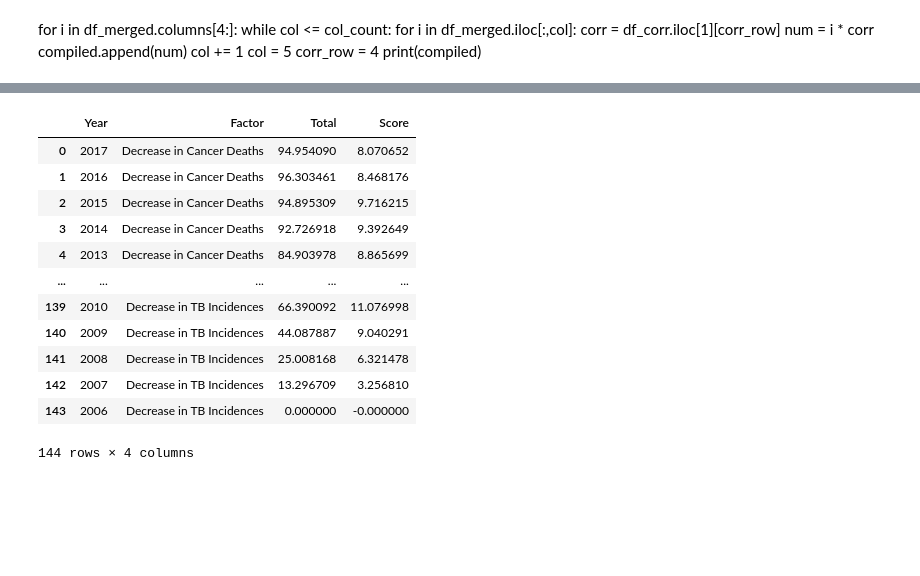
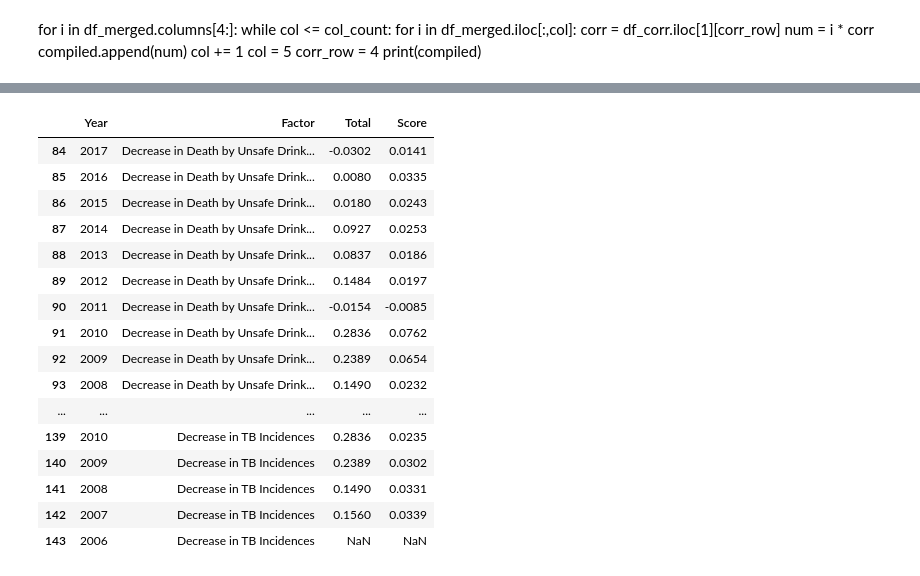
Before and after one commit to brendagutman/USA_Prosperity, a Jupyter notebook: Notebooks/usa_prosperity.ipynb, the cells around one changed output, grey strips where cells are left out. Cells and saved outputs as stored; diff of their text form; code cells hidden in the pictures; blank space fills up the shorter version.

```diff
--- a/Notebooks/usa_prosperity.ipynb
+++ b/Notebooks/usa_prosperity.ipynb
@@ -124,7 +312,9 @@ death_risk_clean = death_risk_clean[['Entity', 'Year','score_w']]
 # %%
 #filter and clean death by suicide
 suicide_clean = suicide[(suicide['Code'] == 'USA')&(suicide['Year'] >= 2006)&(suicide['Year'] < 2018)]
-suicide_clean = suicide_clean.sort_values(['Year'], ascending = (False))
-suicide_clean.insert(4, 'start_value_su', 11.633350	)
+suicide_clean = suicide_clean.sort_values(['Year'], ascending = (True))
+#suicide_clean.insert(4, 'start_value_su', 11.633350	)
+suicide_clean['start_value_su'] = (suicide_clean['Deaths - Self-harm - Sex: Both - Age: Age-standardized (Rate)'].shift(1))
 suicide_clean['score_su'] = round((suicide_clean['Deaths - Self-harm - Sex: Both - Age: Age-standardized (Rate)'] / suicide_clean['start_value_su'])-1,4)
 suicide_clean = suicide_clean[['Entity', 'Year','score_su']]
+suicide_clean
@@ -131,7 +335,9 @@ suicide_clean = suicide_clean[['Entity', 'Year','score_su']]
 # %%
 #filter and clean death by HIV/AIDS
 inf_disease_clean = inf_disease[(inf_disease['Code'] == 'USA')&(inf_disease['Year'] >= 2006)&(inf_disease['Year'] < 2018)]
-inf_disease_clean = inf_disease_clean.sort_values(['Year'], ascending = (False))
+inf_disease_clean = inf_disease_clean.sort_values(['Year'], ascending = (True))
 inf_disease_clean.insert(4, 'start_value_hiv', 43422.086238)
+inf_disease_clean['start_value_hiv'] = (inf_disease_clean['Incidence - HIV/AIDS - Sex: Both - Age: All Ages (Number)'].shift(1))
 inf_disease_clean['score_hiv'] = round((inf_disease_clean['Incidence - HIV/AIDS - Sex: Both - Age: All Ages (Number)'] / inf_disease_clean['start_value_hiv'])-1,4)
 inf_disease_clean = inf_disease_clean[['Entity', 'Year','score_hiv']]
+inf_disease_clean
@@ -138,7 +358,9 @@ inf_disease_clean = inf_disease_clean[['Entity', 'Year','score_hiv']]
 # %%
 #filter and clean death by TB
 inf_disease_t_clean = inf_disease[(inf_disease['Code'] == 'USA')&(inf_disease['Year'] >= 2006)&(inf_disease['Year'] < 2018)]
-inf_disease_t_clean = inf_disease_t_clean.sort_values(['Year'], ascending = (False))
-inf_disease_t_clean.insert(4, 'start_value_t', 11464.262352)
+inf_disease_t_clean = inf_disease_t_clean.sort_values(['Year'], ascending = (True))
+#inf_disease_t_clean.insert(4, 'start_value_t', 11464.262352)
+inf_disease_t_clean['start_value_t'] = (inf_disease_t_clean['Incidence - Tuberculosis - Sex: Both - Age: All Ages (Number)'].shift(1))
 inf_disease_t_clean['score_t'] = round((inf_disease_t_clean['Incidence - Tuberculosis - Sex: Both - Age: All Ages (Number)'] / inf_disease_t_clean['start_value_t'])-1,4)
 inf_disease_t_clean = inf_disease_t_clean[['Entity', 'Year','score_t']]
+inf_disease_t_clean
@@ -291,8 +523,9 @@ for x in list(names_dic)[:]:
     #will put the weight into the first dictionary
     for i in df_merged.iloc[:,col]:
         corr = df_corr.iloc[1][corr_col]
-        num = i * corr * 100
+        num = i * 1
         names_dic[dic_ind].append(num)
+
     col +=1
     corr_col += 1
     dic_ind += 1
@@ -421,21 +654,25 @@ new11['Score'] = final.iloc[:,29]
 # %%
 new_list = [new2, new3, new4, new5,new6, new7, new8, new5,new9, new10, new11]
 all = new1.append(new_list, ignore_index = True)
-all
+all.tail(60)
 # %% [output]
 |  | Year | Factor | Total | Score |
-| 0 | 2017 | Decrease in Cancer Deaths | 94.954090 | 8.070652 |
-| 1 | 2016 | Decrease in Cancer Deaths | 96.303461 | 8.468176 |
-| 2 | 2015 | Decrease in Cancer Deaths | 94.895309 | 9.716215 |
-| 3 | 2014 | Decrease in Cancer Deaths | 92.726918 | 9.392649 |
-| 4 | 2013 | Decrease in Cancer Deaths | 84.903978 | 8.865699 |
+| 84 | 2017 | Decrease in Death by Unsafe Drink... | -0.0302 | 0.0141 |
+| 85 | 2016 | Decrease in Death by Unsafe Drink... | 0.0080 | 0.0335 |
+| 86 | 2015 | Decrease in Death by Unsafe Drink... | 0.0180 | 0.0243 |
+| 87 | 2014 | Decrease in Death by Unsafe Drink... | 0.0927 | 0.0253 |
+| 88 | 2013 | Decrease in Death by Unsafe Drink... | 0.0837 | 0.0186 |
+| 89 | 2012 | Decrease in Death by Unsafe Drink... | 0.1484 | 0.0197 |
+| 90 | 2011 | Decrease in Death by Unsafe Drink... | -0.0154 | -0.0085 |
+| 91 | 2010 | Decrease in Death by Unsafe Drink... | 0.2836 | 0.0762 |
+| 92 | 2009 | Decrease in Death by Unsafe Drink... | 0.2389 | 0.0654 |
+| 93 | 2008 | Decrease in Death by Unsafe Drink... | 0.1490 | 0.0232 |
 | ... | ... | ... | ... | ... |
-| 139 | 2010 | Decrease in TB Incidences | 66.390092 | 11.076998 |
-| 140 | 2009 | Decrease in TB Incidences | 44.087887 | 9.040291 |
-| 141 | 2008 | Decrease in TB Incidences | 25.008168 | 6.321478 |
-| 142 | 2007 | Decrease in TB Incidences | 13.296709 | 3.256810 |
-| 143 | 2006 | Decrease in TB Incidences | 0.000000 | -0.000000 |
+| 139 | 2010 | Decrease in TB Incidences | 0.2836 | 0.0235 |
+| 140 | 2009 | Decrease in TB Incidences | 0.2389 | 0.0302 |
+| 141 | 2008 | Decrease in TB Incidences | 0.1490 | 0.0331 |
+| 142 | 2007 | Decrease in TB Incidences | 0.1560 | 0.0339 |
+| 143 | 2006 | Decrease in TB Incidences | NaN | NaN |
-144 rows × 4 columns
 # %%
 finalyr = final.set_index('Year').T
 finalyr
```
Also changed, not shown: parts of 22 cells of this notebook, 25 other files.
